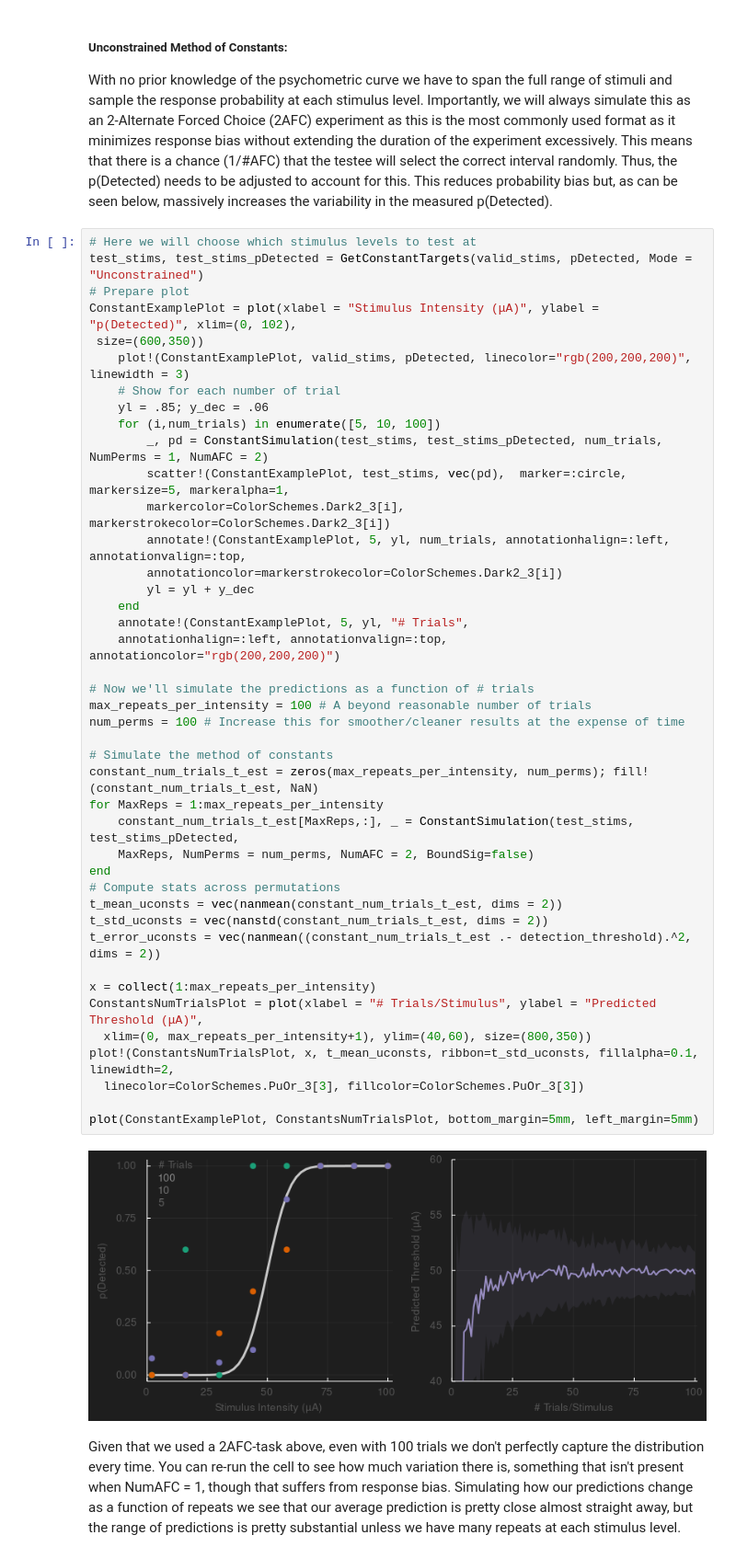
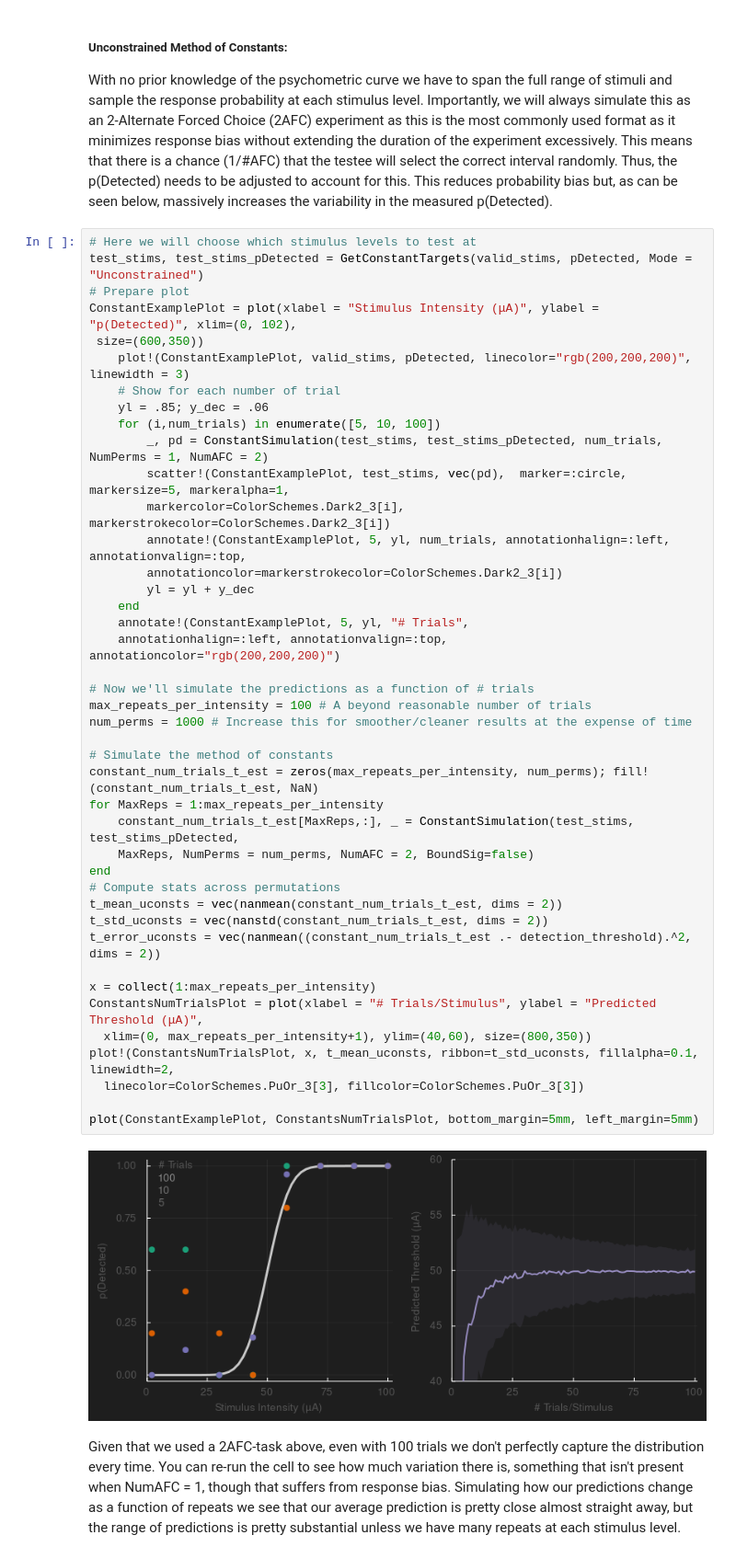
Before and after one commit to CMGreenspon/BCIDetectionThresholdSimulations, a Jupyter notebook: DetectionThresholdNotebook.ipynb, the cells around one changed output. Shown at 92% size. Saved outputs shown, nothing was run; the diff lists cells and outputs as text.

```diff
--- a/DetectionThresholdNotebook.ipynb
+++ b/DetectionThresholdNotebook.ipynb
@@ -67,35 +67,35 @@ ConstantExamplePlot = plot(xlabel = "Stimulus Intensity (μA)", ylabel = "p(Dete
         markercolor=ColorSchemes.Dark2_3[i], markerstrokecolor=ColorSchemes.Dark2_3[i])
         annotate!(ConstantExamplePlot, 5, yl, num_trials, annotationhalign=:left, annotationvalign=:top,
         annotationcolor=markerstrokecolor=ColorSchemes.Dark2_3[i])
         yl = yl + y_dec
     end
     annotate!(ConstantExamplePlot, 5, yl, "# Trials",
     annotationhalign=:left, annotationvalign=:top, annotationcolor="rgb(200,200,200)")
 
 # Now we'll simulate the predictions as a function of # trials
 max_repeats_per_intensity = 100 # A beyond reasonable number of trials
-num_perms = 100 # Increase this for smoother/cleaner results at the expense of time
+num_perms = 1000 # Increase this for smoother/cleaner results at the expense of time
 
 # Simulate the method of constants
 constant_num_trials_t_est = zeros(max_repeats_per_intensity, num_perms); fill!(constant_num_trials_t_est, NaN)
 for MaxReps = 1:max_repeats_per_intensity
     constant_num_trials_t_est[MaxReps,:], _ = ConstantSimulation(test_stims, test_stims_pDetected,
     MaxReps, NumPerms = num_perms, NumAFC = 2, BoundSig=false)
 end
 # Compute stats across permutations
 t_mean_uconsts = vec(nanmean(constant_num_trials_t_est, dims = 2))
 t_std_uconsts = vec(nanstd(constant_num_trials_t_est, dims = 2))
 t_error_uconsts = vec(nanmean((constant_num_trials_t_est .- detection_threshold).^2, dims = 2))
 
 x = collect(1:max_repeats_per_intensity)
 ConstantsNumTrialsPlot = plot(xlabel = "# Trials/Stimulus", ylabel = "Predicted Threshold (μA)",
   xlim=(0, max_repeats_per_intensity+1), ylim=(40,60), size=(800,350))
 plot!(ConstantsNumTrialsPlot, x, t_mean_uconsts, ribbon=t_std_uconsts, fillalpha=0.1, linewidth=2,
   linecolor=ColorSchemes.PuOr_3[3], fillcolor=ColorSchemes.PuOr_3[3])
 
 plot(ConstantExamplePlot, ConstantsNumTrialsPlot, bottom_margin=5mm, left_margin=5mm)
 # %% [output]
-[figure, old version]
+[figure, new version]
 # %% [markdown]
 Given that we used a 2AFC-task above, even with 100 trials we don't perfectly capture the distribution every time. You can re-run the cell to see how much variation there is, something that isn't present when NumAFC = 1, though that suffers from response bias. Simulating how our predictions change as a function of repeats we see that our average prediction is pretty close almost straight away, but the range of predictions is pretty substantial unless we have many repeats at each stimulus level.
 # %% [markdown]
```
Also changed, not shown: parts of 5 cells of this notebook.
